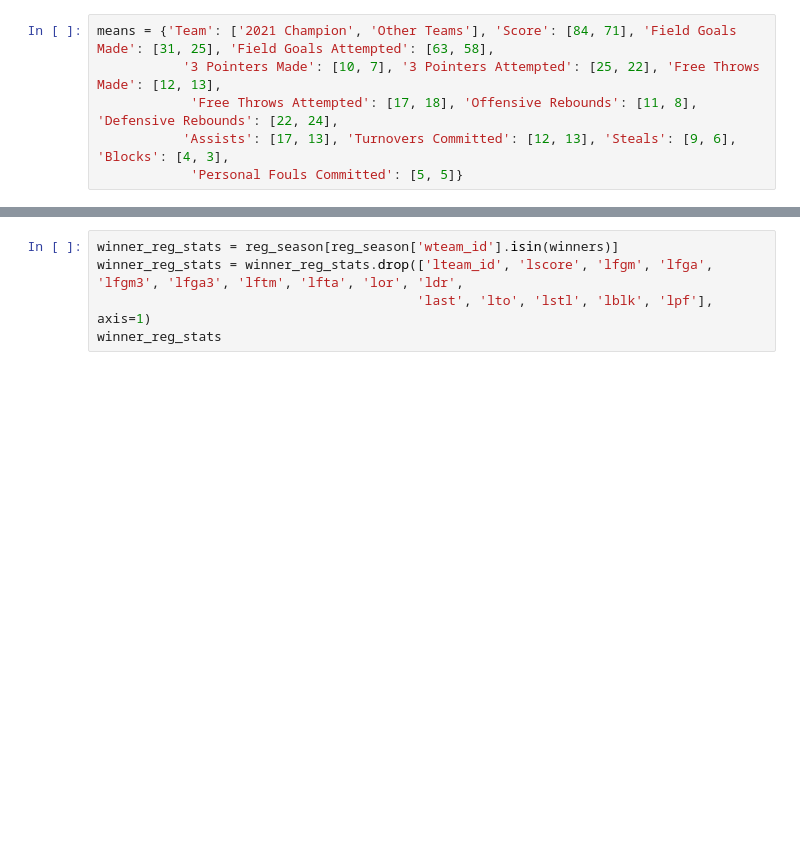
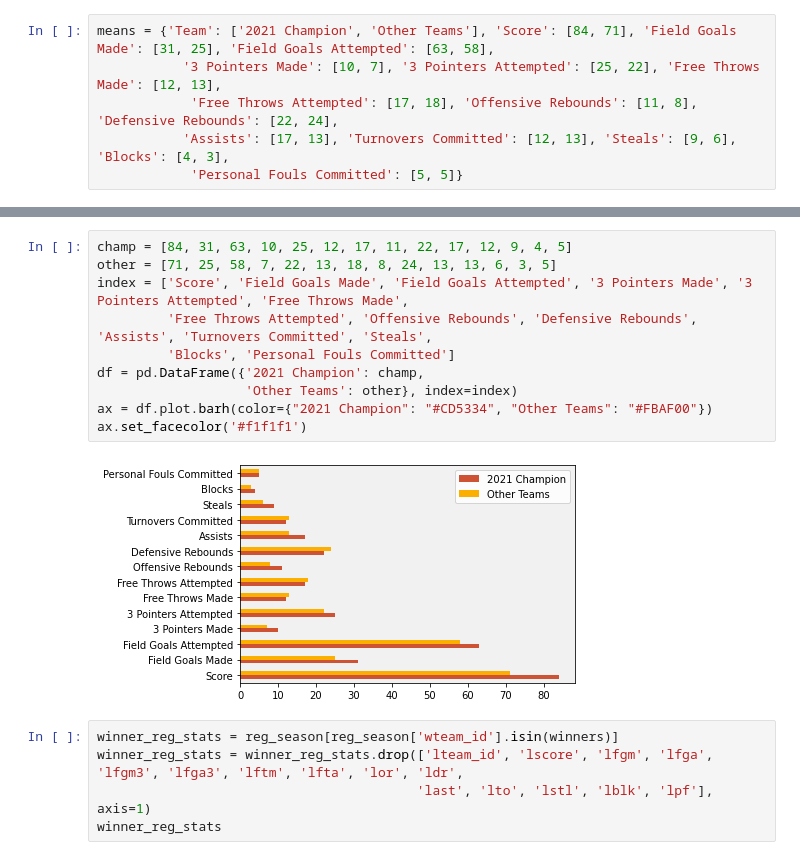
Before and after one commit to racruz25/group_project, a Jupyter notebook: exploratory.ipynb, the cells around one changed output, grey strips where cells are left out. Cells and saved outputs as stored; diff of their text form; blank space fills up the shorter version.

Commit message:
bar chart

```diff
--- a/exploratory.ipynb
+++ b/exploratory.ipynb
@@ -350,6 +350,18 @@ fig = go.Figure(data=[go.Table(
 fig.show()
 # %% [output]
 [interactive output not drawn]
+# %%
+champ = [84, 31, 63, 10, 25, 12, 17, 11, 22, 17, 12, 9, 4, 5]
+other = [71, 25, 58, 7, 22, 13, 18, 8, 24, 13, 13, 6, 3, 5]
+index = ['Score', 'Field Goals Made', 'Field Goals Attempted', '3 Pointers Made', '3 Pointers Attempted', 'Free Throws Made',
+         'Free Throws Attempted', 'Offensive Rebounds', 'Defensive Rebounds', 'Assists', 'Turnovers Committed', 'Steals',
+         'Blocks', 'Personal Fouls Committed']
+df = pd.DataFrame({'2021 Champion': champ,
+                   'Other Teams': other}, index=index)
+ax = df.plot.barh(color={"2021 Champion": "#CD5334", "Other Teams": "#FBAF00"})
+ax.set_facecolor('#f1f1f1')
+# %% [output]
+[figure, added]
 # %%
 winner_reg_stats = reg_season[reg_season['wteam_id'].isin(winners)]
 winner_reg_stats = winner_reg_stats.drop(['lteam_id', 'lscore', 'lfgm', 'lfga', 'lfgm3', 'lfga3', 'lftm', 'lfta', 'lor', 'ldr',
```
Also changed, not shown: 2 other files.
